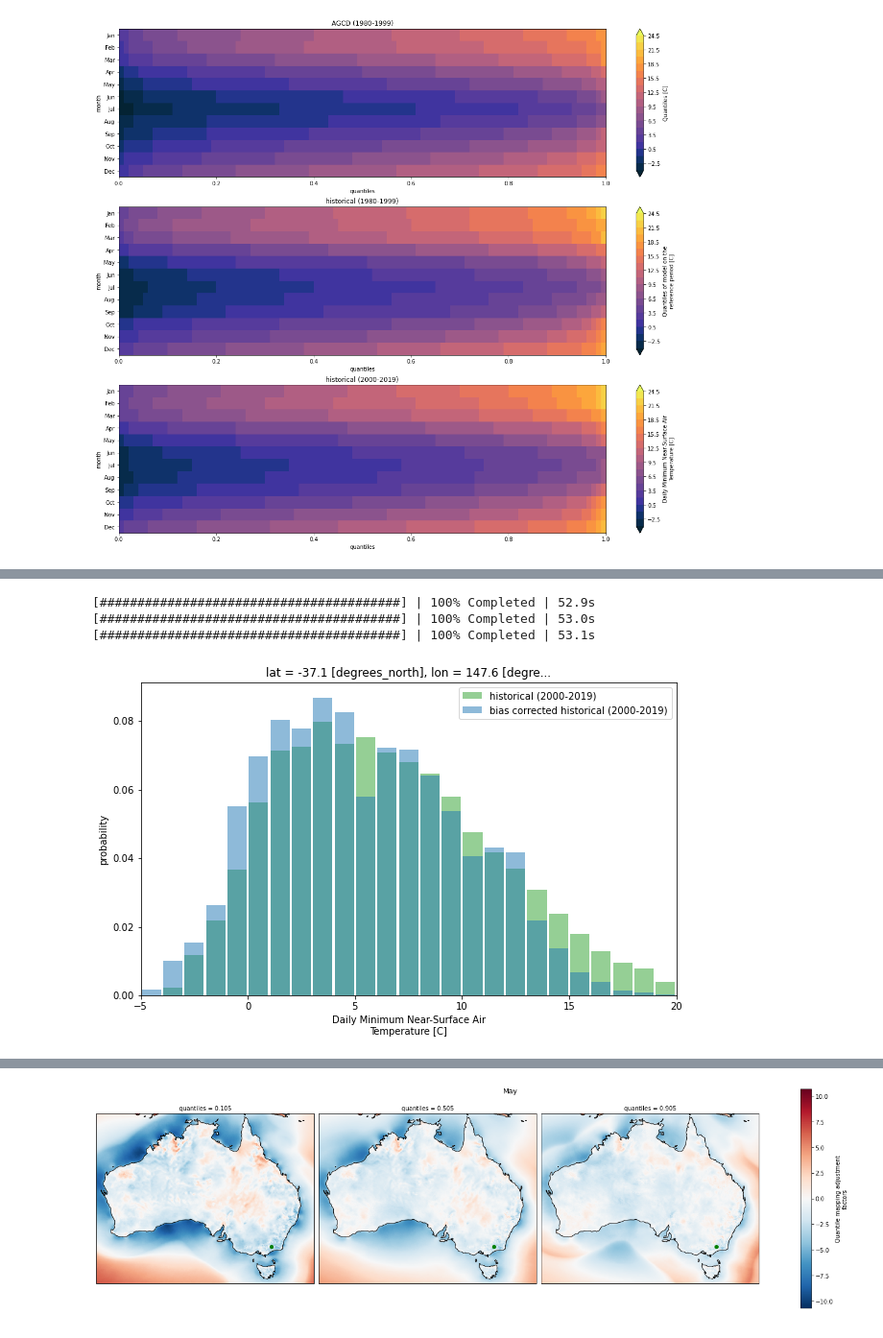
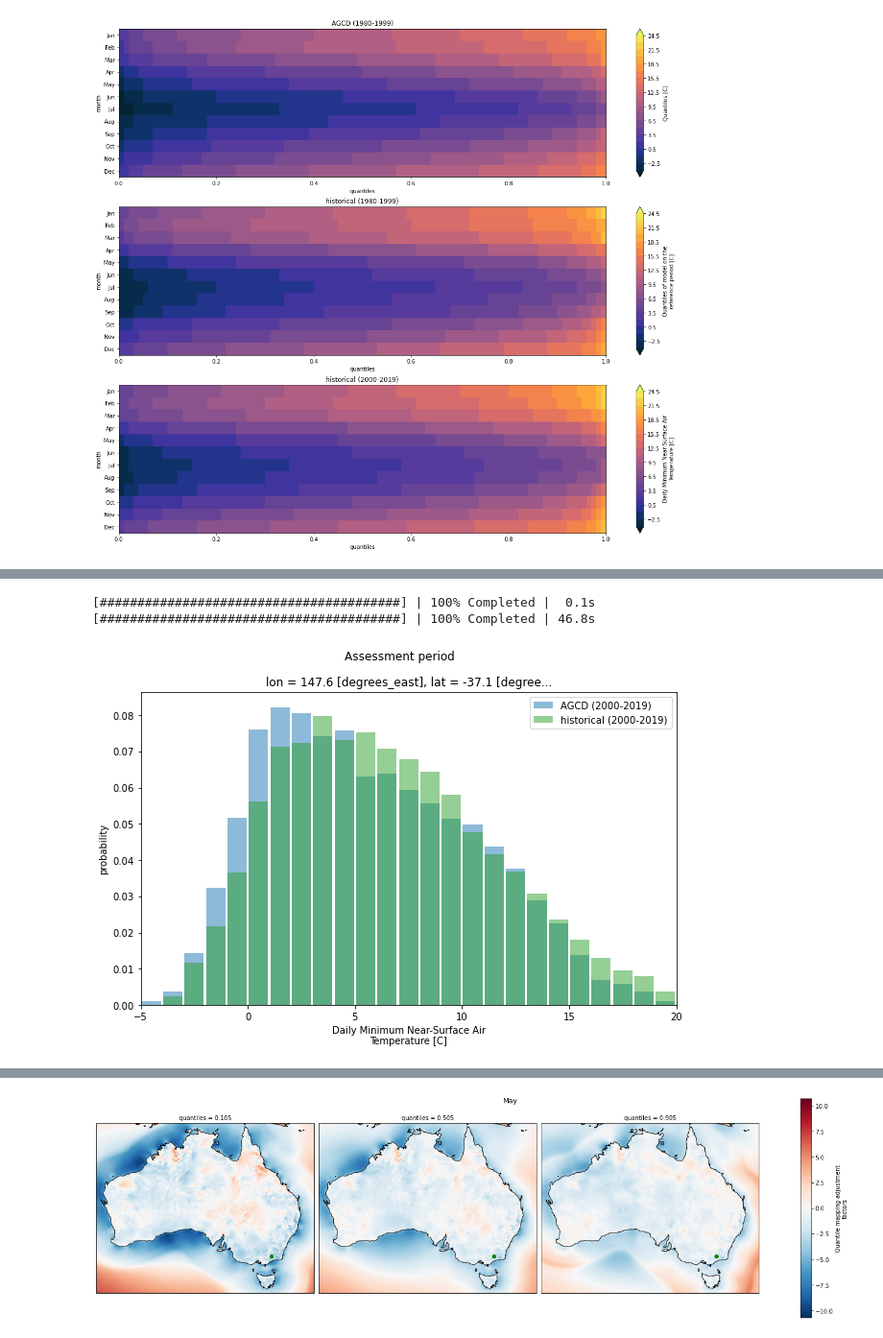
Before and after one commit to AusClimateService/qqscale, a Jupyter notebook: example_validation/tmin_AUS-15_CSIRO-BOM-ACCESS-CM2_historical-ssp370_r4i1p1f1_BOM-BARPA-R_v1_day_200001-201912_AWAP_qmba-additive-monthly-AGCD-19800101-19991231.ipynb, the cells around one changed output, grey strips where cells are left out. Shown at 96% size. Saved outputs shown, nothing was run; the diff lists cells and outputs as text; code cells hidden in the pictures.

Commit message:
More bias correction assessment

```diff
--- a/example_validation/tmin_AUS-15_CSIRO-BOM-ACCESS-CM2_historical-ssp370_r4i1p1f1_BOM-BARPA-R_v1_day_200001-201912_AWAP_qmba-additive-monthly-AGCD-19800101-19991231.ipynb
+++ b/example_validation/tmin_AUS-15_CSIRO-BOM-ACCESS-CM2_historical-ssp370_r4i1p1f1_BOM-BARPA-R_v1_day_200001-201912_AWAP_qmba-additive-monthly-AGCD-19800101-19991231.ipynb
@@ -358,31 +352,31 @@ da_obs_training.values.mean()
 # %%
 fig = plt.figure(figsize=[10, 6])
 
 bins = np.arange(-5, 150, 1)
+
+da_obs_assessment.plot.hist(
+    bins=bins,
+    density=True,
+    label='AGCD (2000-2019)',
+    facecolor='tab:blue',
+    alpha=0.5,
+    rwidth=0.9,
+)
 
 da_model_assessment.plot.hist(
     bins=bins,
     density=True,
     label='historical (2000-2019)',
     facecolor='tab:green',
     alpha=0.5,
     rwidth=0.9,
 )
-
-da_bc.plot.hist(
-    bins=bins,
-    density=True,
-    label='bias corrected historical (2000-2019)',
-    facecolor='tab:blue',
-    alpha=0.5,
-    rwidth=0.9,
-)
 plt.ylabel('probability')
 plt.xlim(-5, 20)
+plt.suptitle('Assessment period')
 plt.legend()
 plt.show()
 # %% [output]
-[########################################] | 100% Completed | 52.9s
-[########################################] | 100% Completed | 53.0s
-[########################################] | 100% Completed | 53.1s
+[########################################] | 100% Completed |  0.1s
+[########################################] | 100% Completed | 46.8s
-[figure, old version]
+[figure, new version]
```
Also changed, not shown: parts of 19 cells of this notebook.
